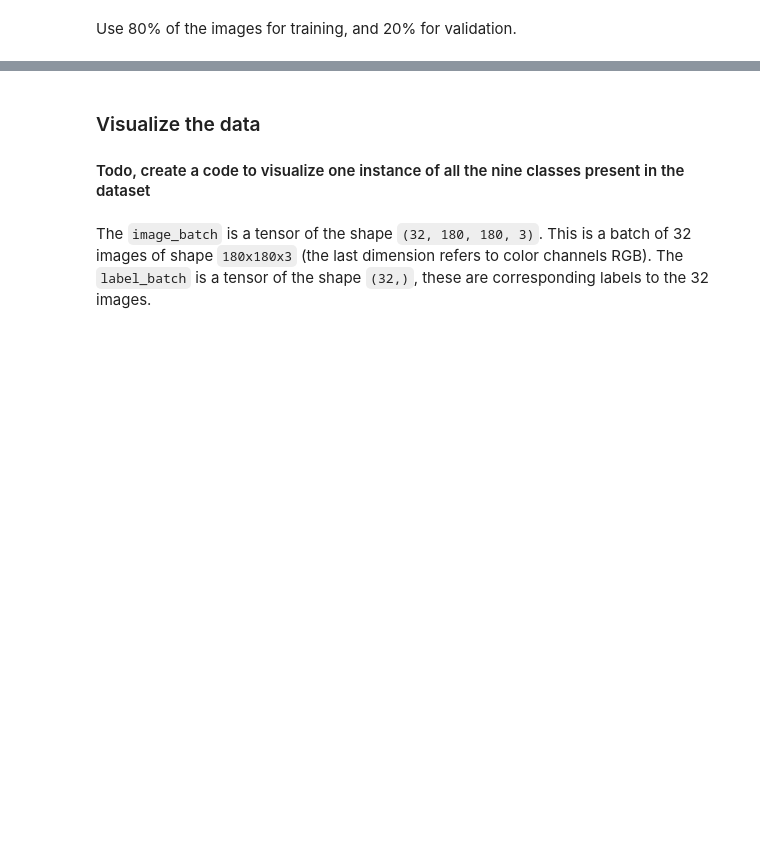
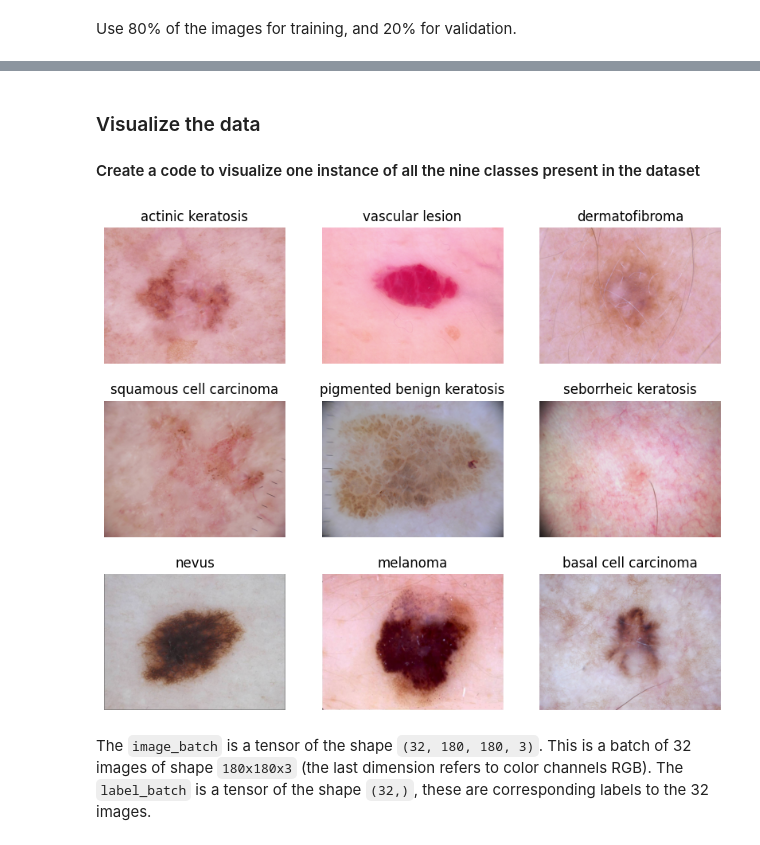
Before and after one commit to anonnihcas/MelanomaDetectionAssignment, a Jupyter notebook: sachin_athreya_melanoma_assign_nn.ipynb, the cells around one changed output, grey strips where cells are left out. Saved outputs shown, nothing was run; the diff lists cells and outputs as text; code cells hidden in the pictures; blank space fills up the shorter version.

```diff
--- a/sachin_athreya_melanoma_assign_nn.ipynb
+++ b/sachin_athreya_melanoma_assign_nn.ipynb
@@ -34,10 +32,10 @@ if using_colab == True:
 # %% [markdown]
 This assignment uses a dataset of about 2357 images of skin cancer types. The dataset contains 9 sub-directories in each train and test subdirectories. The 9 sub-directories contains the images of 9 skin cancer types respectively.
 # %%
-# Defining the path for train and test images
-## Todo: Update the paths of the train and test dataset
-data_dir_train = pathlib.Path("path_to_train_directory")
-data_dir_test = pathlib.Path('path_to_test_directory')
+# Defining the path for train and test images.I have unzipped and expanded both Train and Test.
+
+data_dir_train = pathlib.Path("/content/drive/MyDrive/melanoma_assignment/Train")
+data_dir_test = pathlib.Path('/content/drive/MyDrive/melanoma_assignment/Test')
 # %%
 image_count_train = len(list(data_dir_train.glob('*/*.jpg')))
 print(image_count_train)
@@ -81,3 +175,3 @@ print(class_names)
 # %% [markdown]
 ### Visualize the data
-#### Todo, create a code to visualize one instance of all the nine classes present in the dataset
+#### Create a code to visualize one instance of all the nine classes present in the dataset
@@ -88,3 +178,17 @@ import matplotlib.pyplot as plt
+# %%
+### your code goes here, you can use training or validation data to visualize
+
+fig=plt.figure(figsize=(10,8))
+counter=1
+for f in data_dir_train.iterdir():
+  im=Image.open(next(f.iterdir()))
+  plt.subplot(3,3,counter)
+  plt.imshow(im)
+  plt.title(str(f).split('/')[-1])
+  counter+=1
+  plt.axis("off")
+# %% [output]
+[figure, added]
 # %% [markdown]
 The `image_batch` is a tensor of the shape `(32, 180, 180, 3)`. This is a batch of 32 images of shape `180x180x3` (the last dimension refers to color channels RGB). The `label_batch` is a tensor of the shape `(32,)`, these are corresponding labels to the 32 images.
 # %% [markdown]
```
Also changed, not shown: parts of 71 cells of this notebook, 1 other file.
